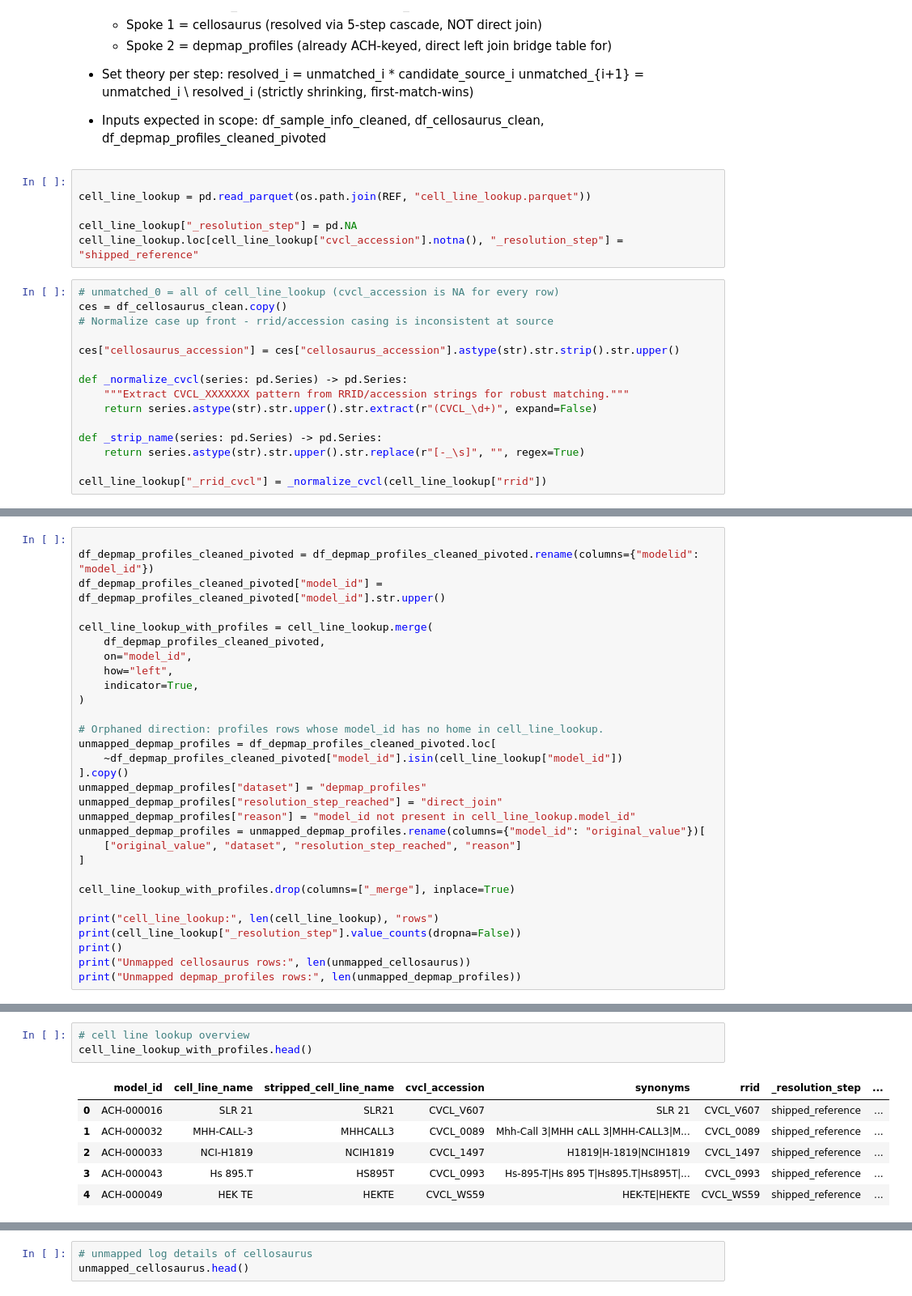
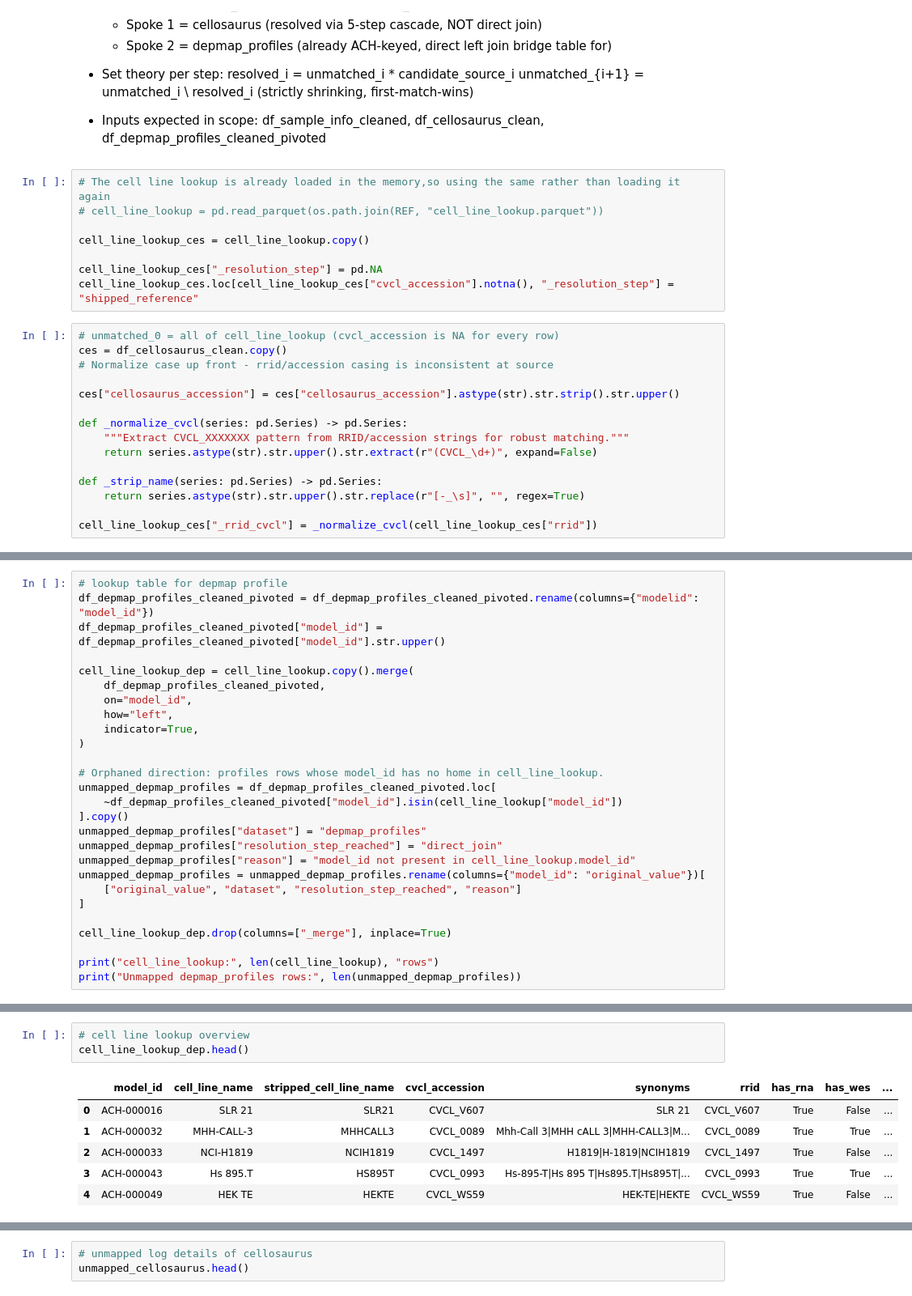
Before and after one commit to UoB-AstraZeneca-25-26/UoB-GeneTraceAI-25-26, a Jupyter notebook: src/Track - A/04_track_a_harmonization.ipynb, the cells around one changed output, grey strips where cells are left out. Shown at 81% size. Saved outputs shown, nothing was run; the diff lists cells and outputs as text.

Commit message:
updated Track A, resolved all the raised issues & attached the individual files with the cell line lookup.

```diff
--- a/src/Track - A/04_track_a_harmonization.ipynb
+++ b/src/Track - A/04_track_a_harmonization.ipynb
@@ -879,11 +879,13 @@ Index(['model_id', 'cell_line_name', 'stripped_cell_line_name',
 - Inputs expected in scope:
     df_sample_info_cleaned, df_cellosaurus_clean, df_depmap_profiles_cleaned_pivoted
 # %%
+# The cell line lookup is already loaded in the memory,so using the same rather than loading it again
+# cell_line_lookup = pd.read_parquet(os.path.join(REF, "cell_line_lookup.parquet"))
 
-cell_line_lookup = pd.read_parquet(os.path.join(REF, "cell_line_lookup.parquet"))
+cell_line_lookup_ces = cell_line_lookup.copy()
 
-cell_line_lookup["_resolution_step"] = pd.NA
-cell_line_lookup.loc[cell_line_lookup["cvcl_accession"].notna(), "_resolution_step"] = "shipped_reference"
+cell_line_lookup_ces["_resolution_step"] = pd.NA
+cell_line_lookup_ces.loc[cell_line_lookup_ces["cvcl_accession"].notna(), "_resolution_step"] = "shipped_reference"
 # %%
 # unmatched_0 = all of cell_line_lookup (cvcl_accession is NA for every row)
 ces = df_cellosaurus_clean.copy()
@@ -898,7 +900,7 @@ def _normalize_cvcl(series: pd.Series) -> pd.Series:
 def _strip_name(series: pd.Series) -> pd.Series:
     return series.astype(str).str.upper().str.replace(r"[-_\s]", "", regex=True)
 
-cell_line_lookup["_rrid_cvcl"] = _normalize_cvcl(cell_line_lookup["rrid"])
+cell_line_lookup_ces["_rrid_cvcl"] = _normalize_cvcl(cell_line_lookup_ces["rrid"])
 # %%
 
 # ---- Step 2a: Sanger xref match (primary - highest-recall single method) ----
@@ -997,9 +1038,9 @@ unmapped_cellosaurus = unmapped_cellosaurus.rename(columns={"model_id": "origina
 # %%
-
+# lookup table for depmap profile
 df_depmap_profiles_cleaned_pivoted = df_depmap_profiles_cleaned_pivoted.rename(columns={"modelid": "model_id"})
 df_depmap_profiles_cleaned_pivoted["model_id"] = df_depmap_profiles_cleaned_pivoted["model_id"].str.upper()
 
-cell_line_lookup_with_profiles = cell_line_lookup.merge(
+cell_line_lookup_dep = cell_line_lookup.copy().merge(
     df_depmap_profiles_cleaned_pivoted,
     on="model_id",
     how="left",
@@ -1017,12 +1058,9 @@ unmapped_depmap_profiles = unmapped_depmap_profiles.rename(columns={"model_id":
     ["original_value", "dataset", "resolution_step_reached", "reason"]
 ]
 
-cell_line_lookup_with_profiles.drop(columns=["_merge"], inplace=True)
+cell_line_lookup_dep.drop(columns=["_merge"], inplace=True)
 
 print("cell_line_lookup:", len(cell_line_lookup), "rows")
-print(cell_line_lookup["_resolution_step"].value_counts(dropna=False))
-print()
-print("Unmapped cellosaurus rows:", len(unmapped_cellosaurus))
 print("Unmapped depmap_profiles rows:", len(unmapped_depmap_profiles))
 # %% [output]
 cell_line_lookup: 1840 rows
@@ -1037,10 +1105,10 @@ Unmapped depmap_profiles rows: 73
 # %%
 # cell line lookup overview
-cell_line_lookup_with_profiles.head()
+cell_line_lookup_dep.head()
 # %% [output]
-|  | model_id | cell_line_name | stripped_cell_line_name | cvcl_accession | synonyms | rrid | _resolution_step | ... |
-| 0 | ACH-000016 | SLR 21 | SLR21 | CVCL_V607 | SLR 21 | CVCL_V607 | shipped_reference | ... |
-| 1 | ACH-000032 | MHH-CALL-3 | MHHCALL3 | CVCL_0089 | Mhh-Call 3|MHH cALL 3|MHH-CALL3|M... | CVCL_0089 | shipped_reference | ... |
-| 2 | ACH-000033 | NCI-H1819 | NCIH1819 | CVCL_1497 | H1819|H-1819|NCIH1819 | CVCL_1497 | shipped_reference | ... |
-| 3 | ACH-000043 | Hs 895.T | HS895T | CVCL_0993 | Hs-895-T|Hs 895 T|Hs895.T|Hs895T|... | CVCL_0993 | shipped_reference | ... |
-| 4 | ACH-000049 | HEK TE | HEKTE | CVCL_WS59 | HEK-TE|HEKTE | CVCL_WS59 | shipped_reference | ... |
+|  | model_id | cell_line_name | stripped_cell_line_name | cvcl_accession | synonyms | rrid | has_rna | has_wes | ... |
+| 0 | ACH-000016 | SLR 21 | SLR21 | CVCL_V607 | SLR 21 | CVCL_V607 | True | False | ... |
+| 1 | ACH-000032 | MHH-CALL-3 | MHHCALL3 | CVCL_0089 | Mhh-Call 3|MHH cALL 3|MHH-CALL3|M... | CVCL_0089 | True | True | ... |
+| 2 | ACH-000033 | NCI-H1819 | NCIH1819 | CVCL_1497 | H1819|H-1819|NCIH1819 | CVCL_1497 | True | False | ... |
+| 3 | ACH-000043 | Hs 895.T | HS895T | CVCL_0993 | Hs-895-T|Hs 895 T|Hs895.T|Hs895T|... | CVCL_0993 | True | True | ... |
+| 4 | ACH-000049 | HEK TE | HEKTE | CVCL_WS59 | HEK-TE|HEKTE | CVCL_WS59 | True | False | ... |
```
Also changed, not shown: parts of 16 cells of this notebook, 8 other files.
